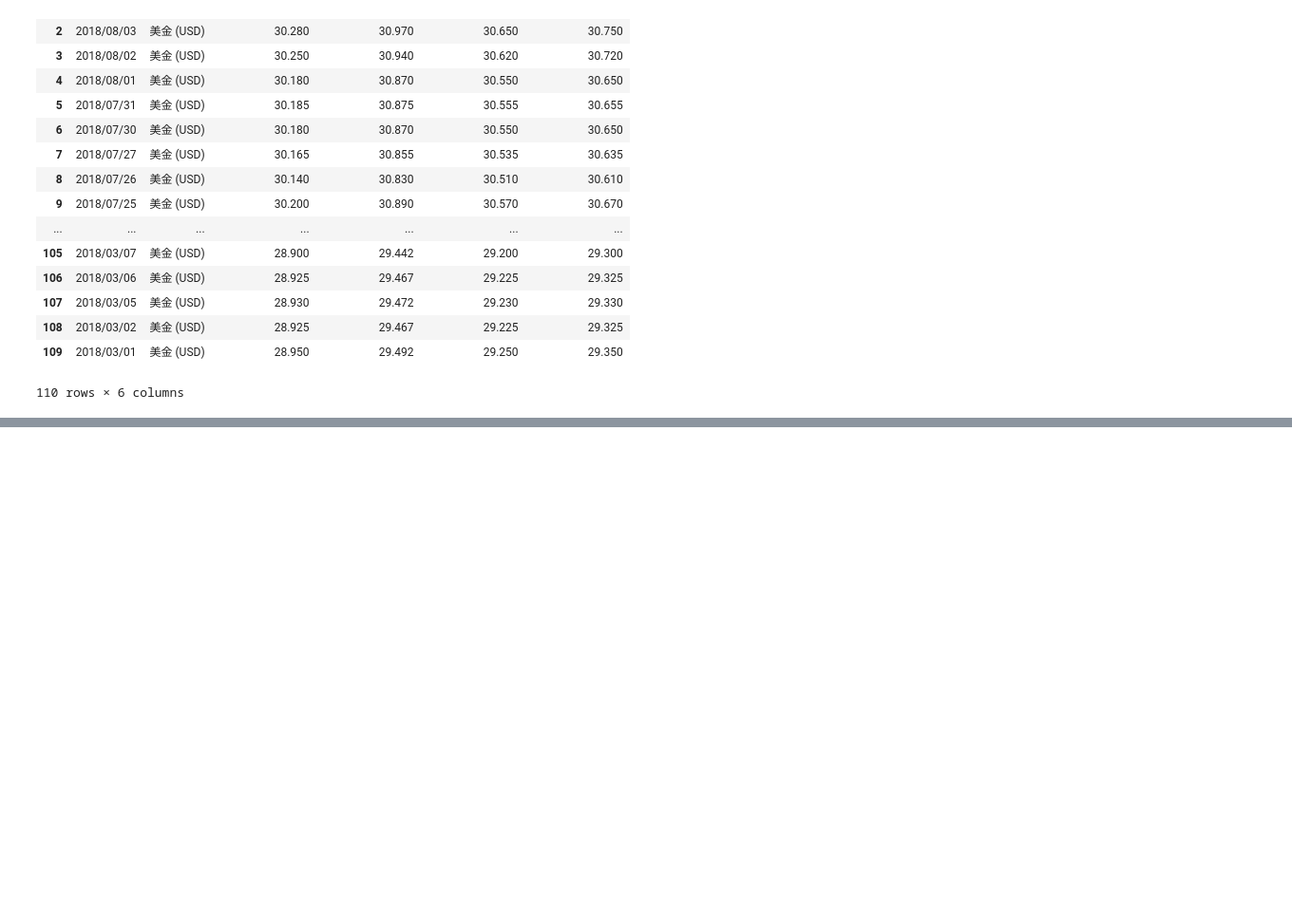
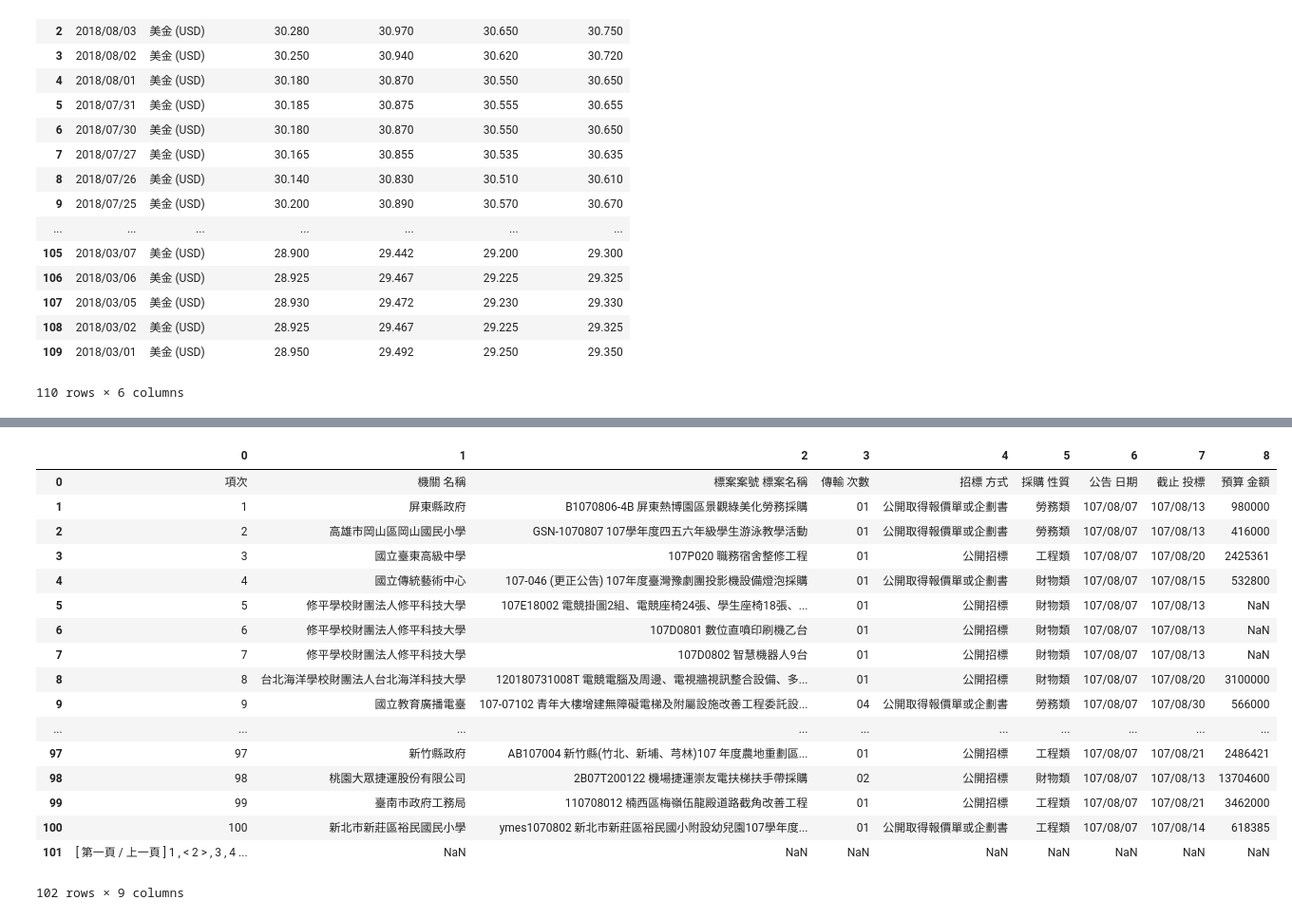
Before and after one commit to YuHsuanLin/pythonetl, a Jupyter notebook: cb102/cb102_20180807.ipynb, the cells around one changed output, grey strips where cells are left out. Shown: that part at 95% size. Cells and saved outputs as stored; diff of their text form; code cells hidden in the pictures; blank space fills up the shorter version.

```diff
--- a/cb102/cb102_20180807.ipynb
+++ b/cb102/cb102_20180807.ipynb
@@ -82,0 +163,26 @@ df
+# %%
+resp = ses.get('http://web.pcc.gov.tw/tps/pss/tender.do?searchMode=common&searchType=basic&method=search&isSpdt=&pageIndex=2')
+# %%
+soup = BeautifulSoup(resp.text,'lxml')
+df = pd.read_html(soup.select('#print_area table')[0].prettify())[0]
+# %%
+df
+# %% [output]
+|  | 0 | 1 | 2 | 3 | 4 | 5 | 6 | 7 | 8 |
+| 0 | 項次 | 機關 名稱 | 標案案號 標案名稱 | 傳輸 次數 | 招標 方式 | 採購 性質 | 公告 日期 | 截止 投標 | 預算 金額 |
+| 1 | 1 | 屏東縣政府 | B1070806-4B 屏東熱博園區景觀綠美化勞務採購 | 01 | 公開取得報價單或企劃書 | 勞務類 | 107/08/07 | 107/08/13 | 980000 |
+| 2 | 2 | 高雄市岡山區岡山國民小學 | GSN-1070807 107學年度四五六年級學生游泳教學活動 | 01 | 公開取得報價單或企劃書 | 勞務類 | 107/08/07 | 107/08/13 | 416000 |
+| 3 | 3 | 國立臺東高級中學 | 107P020 職務宿舍整修工程 | 01 | 公開招標 | 工程類 | 107/08/07 | 107/08/20 | 2425361 |
+| 4 | 4 | 國立傳統藝術中心 | 107-046 (更正公告) 107年度臺灣豫劇團投影機設備燈泡採購 | 01 | 公開取得報價單或企劃書 | 財物類 | 107/08/07 | 107/08/15 | 532800 |
+| 5 | 5 | 修平學校財團法人修平科技大學 | 107E18002 電競掛圖2組、電競座椅24張、學生座椅18張、... | 01 | 公開招標 | 財物類 | 107/08/07 | 107/08/13 | NaN |
+| 6 | 6 | 修平學校財團法人修平科技大學 | 107D0801 數位直噴印刷機乙台 | 01 | 公開招標 | 財物類 | 107/08/07 | 107/08/13 | NaN |
+| 7 | 7 | 修平學校財團法人修平科技大學 | 107D0802 智慧機器人9台 | 01 | 公開招標 | 財物類 | 107/08/07 | 107/08/13 | NaN |
+| 8 | 8 | 台北海洋學校財團法人台北海洋科技大學 | 120180731008T 電競電腦及周邊、電視牆視訊整合設備、多... | 01 | 公開招標 | 財物類 | 107/08/07 | 107/08/20 | 3100000 |
+| 9 | 9 | 國立教育廣播電臺 | 107-07102 青年大樓增建無障礙電梯及附屬設施改善工程委託設... | 04 | 公開取得報價單或企劃書 | 勞務類 | 107/08/07 | 107/08/30 | 566000 |
+| ... | ... | ... | ... | ... | ... | ... | ... | ... | ... |
+| 97 | 97 | 新竹縣政府 | AB107004 新竹縣(竹北、新埔、芎林)107 年度農地重劃區... | 01 | 公開招標 | 工程類 | 107/08/07 | 107/08/21 | 2486421 |
+| 98 | 98 | 桃園大眾捷運股份有限公司 | 2B07T200122 機場捷運崇友電扶梯扶手帶採購 | 02 | 公開招標 | 財物類 | 107/08/07 | 107/08/13 | 13704600 |
+| 99 | 99 | 臺南市政府工務局 | 110708012 楠西區梅嶺伍龍殿道路截角改善工程 | 01 | 公開招標 | 工程類 | 107/08/07 | 107/08/21 | 3462000 |
+| 100 | 100 | 新北市新莊區裕民國民小學 | ymes1070802 新北市新莊區裕民國小附設幼兒園107學年度... | 01 | 公開取得報價單或企劃書 | 工程類 | 107/08/07 | 107/08/14 | 618385 |
+| 101 | [ 第一頁 / 上一頁 ] 1 , < 2 > , 3 , 4 ... | NaN | NaN | NaN | NaN | NaN | NaN | NaN | NaN |
+102 rows × 9 columns
```
Also changed, not shown: parts of 8 cells of this notebook.
